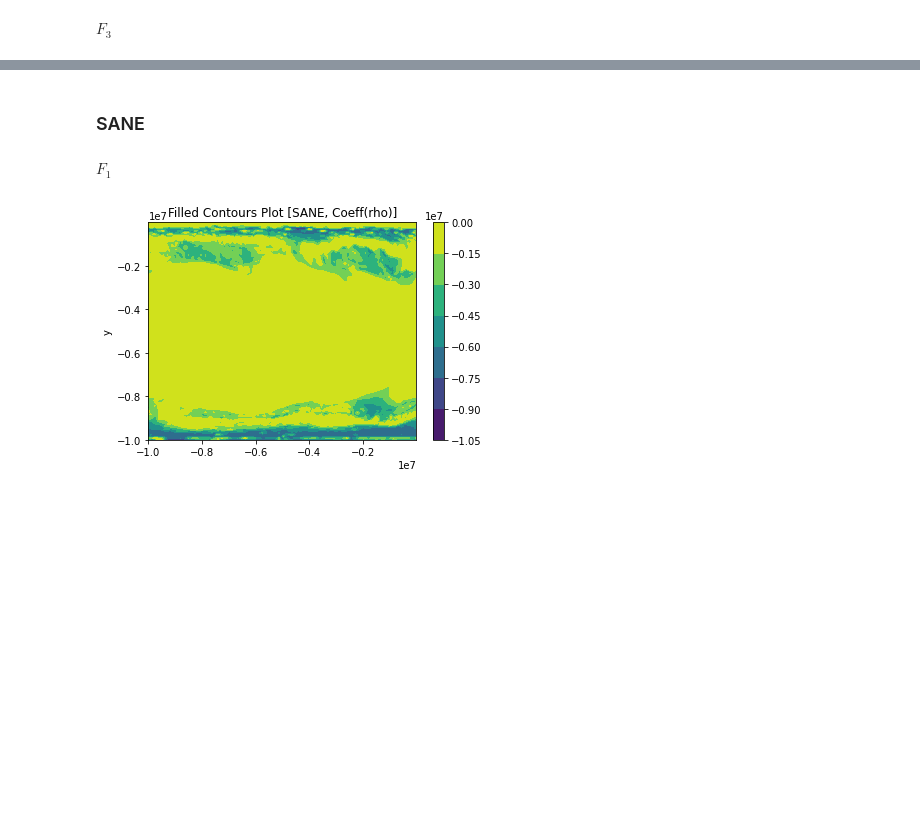
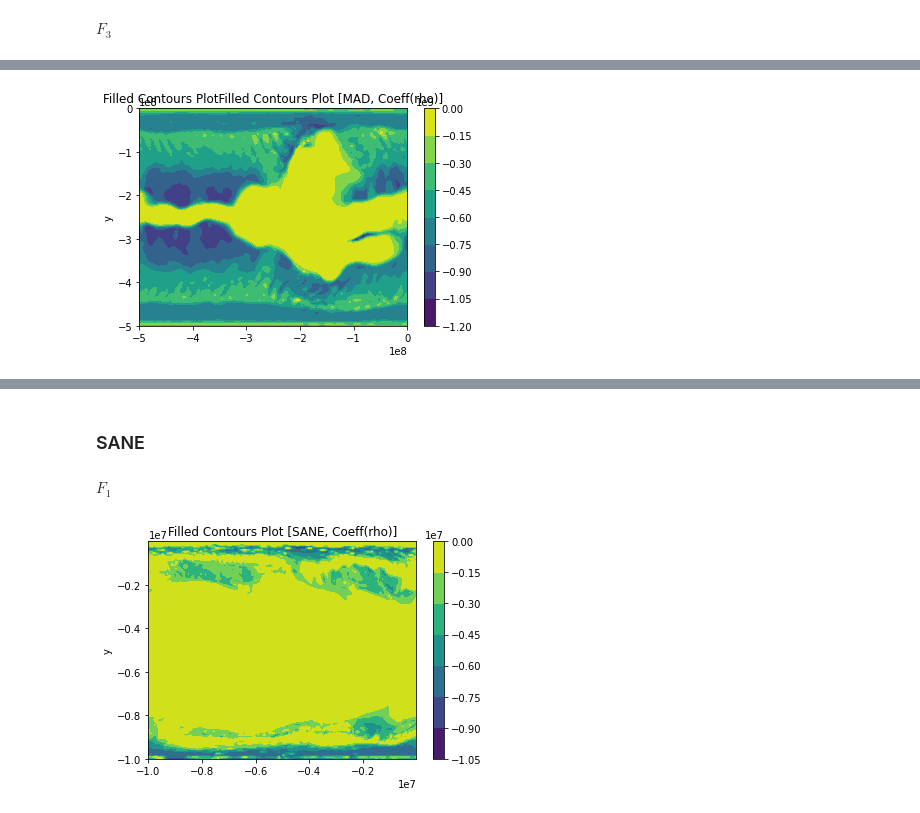
Before and after one commit to jlmaurora233/GRMHD, a Jupyter notebook: coeff_func_contour.ipynb, the cells around one changed output, grey strips where cells are left out. Saved outputs shown, nothing was run; the diff lists cells and outputs as text; code cells hidden in the pictures; blank space fills up the shorter version.

```diff
--- a/coeff_func_contour.ipynb
+++ b/coeff_func_contour.ipynb
@@ -224,0 +333,4 @@ for dump in dumps_ma.values():
+# %%
+twoD_contour(dumps_ma, -5e8, 0., 'coeff1', 'Filled Contours Plot [MAD, Coeff(rho)]')
+# %% [output]
+[figure, added]
```
Also changed, not shown: parts of 23 cells of this notebook.
